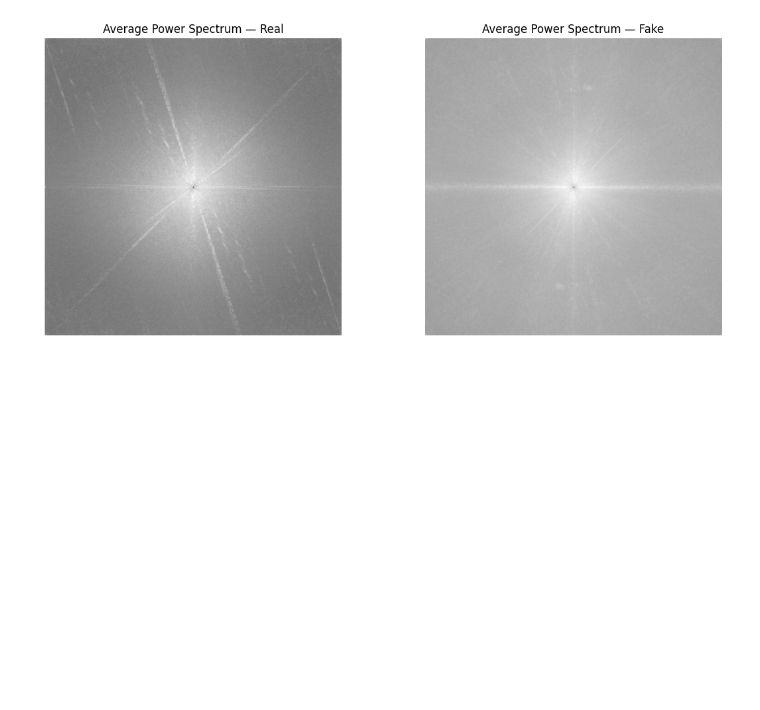
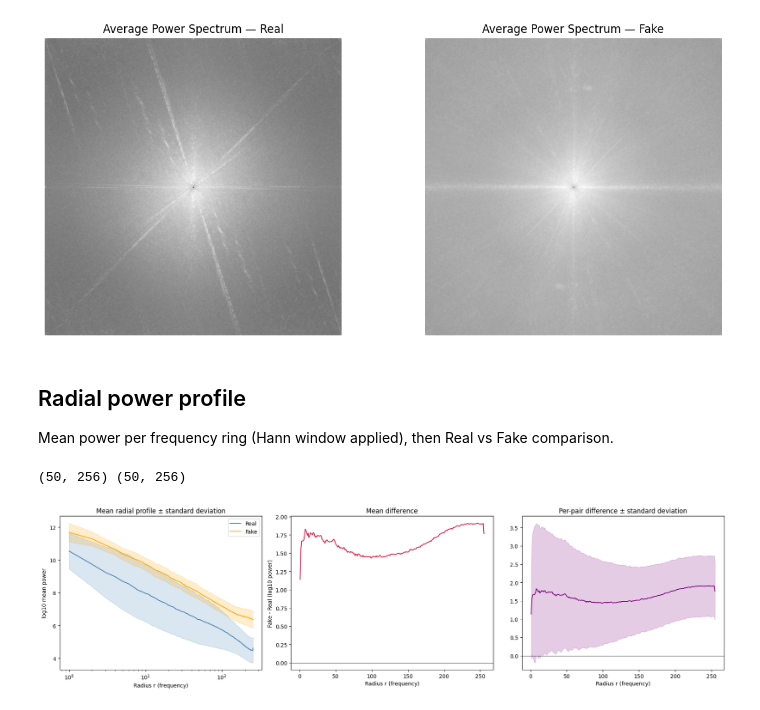
Before and after one commit to yassinekhaldoun/Deepfake-Detection-Image-Forensics-Machine-Learning, a Jupyter notebook: notebooks/preprocessing.ipynb, the cells around one changed output. Cells and saved outputs as stored; diff of their text form; code cells hidden in the pictures; blank space fills up the shorter version.

Commit message:
radial profile

```diff
--- a/notebooks/preprocessing.ipynb
+++ b/notebooks/preprocessing.ipynb
@@ -191,3 +191,59 @@ plt.tight_layout()
 plt.show()
 # %% [output]
 [figure]
+# %% [markdown]
+## Radial power profile
+Mean power per frequency ring (Hann window applied), then Real vs Fake comparison.
+# %%
+from src.spectral import radial_log_profile, radial_slope
+
+def class_profiles(folder):
+    paths = sorted(folder.glob("*.png"))
+    profiles = np.stack([
+        radial_log_profile(center_crop(load_image(p), 512)) for p in paths
+    ])
+    return paths, profiles
+
+real_paths, real_prof = class_profiles(data_dir / "real")
+fake_paths, fake_prof = class_profiles(data_dir / "fake")
+print(real_prof.shape, fake_prof.shape)
+# %% [output]
+(50, 256) (50, 256)
+# %%
+r = np.arange(real_prof.shape[1])
+
+fig, axes = plt.subplots(1, 3, figsize=(18, 5))
+
+# 1) Mean profiles ± standard deviation (log scale on x)
+for prof, label, color in [(real_prof, "Real", "steelblue"), (fake_prof, "Fake", "orange")]:
+    m, s = prof.mean(axis=0), prof.std(axis=0)
+    axes[0].plot(r[1:], m[1:], label=label, color=color)
+    axes[0].fill_between(r[1:], (m - s)[1:], (m + s)[1:], color=color, alpha=0.2)
+axes[0].set_xscale("log")
+axes[0].set_xlabel("Radius r (frequency)")
+axes[0].set_ylabel("log10 mean power")
+axes[0].set_title("Mean radial profile ± standard deviation")
+axes[0].legend()
+
+# 2) Mean difference Fake - Real
+diff = fake_prof.mean(axis=0) - real_prof.mean(axis=0)
+axes[1].plot(r[1:], diff[1:], color="crimson")
+axes[1].axhline(0, color="k", lw=0.8)
+axes[1].set_xlabel("Radius r (frequency)")
+axes[1].set_ylabel("Fake - Real (log10 power)")
+axes[1].set_title("Mean difference")
+
+# 3) Per-pair difference (same identifier), mean ± standard deviation
+assert [p.name for p in real_paths] == [p.name for p in fake_paths]
+pair_diff = fake_prof - real_prof
+m, s = pair_diff.mean(axis=0), pair_diff.std(axis=0)
+axes[2].plot(r[1:], m[1:], color="purple")
+axes[2].fill_between(r[1:], (m - s)[1:], (m + s)[1:], color="purple", alpha=0.2)
+axes[2].axhline(0, color="k", lw=0.8)
+axes[2].set_xlabel("Radius r (frequency)")
+axes[2].set_title("Per-pair difference ± standard deviation")
+
+plt.tight_layout()
+plt.show()
+# %% [output]
+[figure, added]
```
Also changed, not shown: parts of 1 cell of this notebook, 1 other file.
